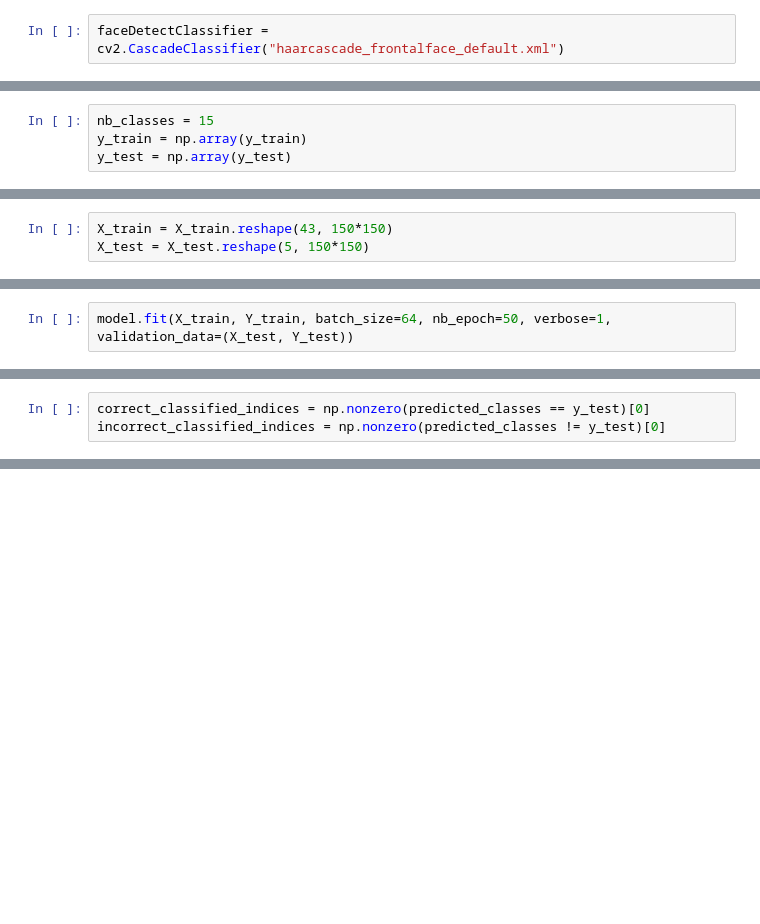
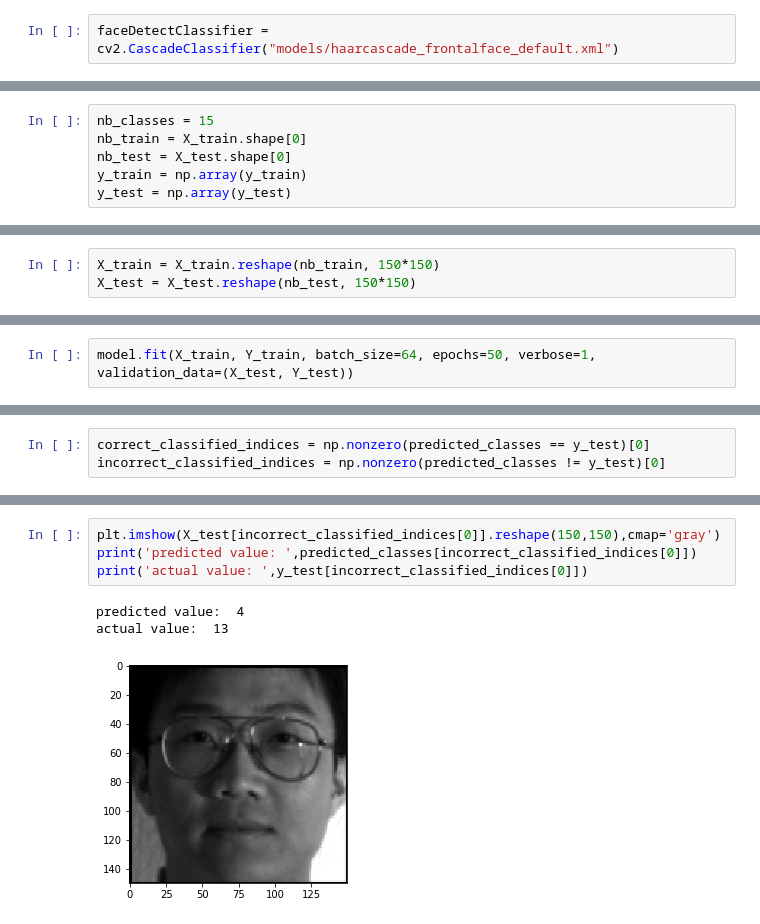
Before and after one commit to JakeBx/face_rec_DL_demo, a Jupyter notebook: small_scale.ipynb, the cells around one changed output, grey strips where cells are left out. Cells and saved outputs as stored; diff of their text form; blank space fills up the shorter version.

```diff
--- a/small_scale.ipynb
+++ b/small_scale.ipynb
@@ -37,7 +33,7 @@ for i in DatasetPath:
 # %% [markdown]
 #### Preprocessing: Face Detection using OpenCV and cropping the image to a size of 150 * 150
 # %%
-faceDetectClassifier = cv2.CascadeClassifier("haarcascade_frontalface_default.xml")
+faceDetectClassifier = cv2.CascadeClassifier("models/haarcascade_frontalface_default.xml")
 # %%
 imageDataFin = []
 for file_name in DatasetPath:
@@ -88,5 +78,7 @@ X_test.shape
 # %%
 nb_classes = 15
+nb_train = X_train.shape[0]
+nb_test = X_test.shape[0]
 y_train = np.array(y_train)
 y_test = np.array(y_test)
 # %%
@@ -95,8 +87,8 @@ Y_test = np_utils.to_categorical(y_test, nb_classes)
 # %% [markdown]
 #### Converting each 2d image into 1D vector
 # %%
-X_train = X_train.reshape(43, 150*150)
-X_test = X_test.reshape(5, 150*150)
+X_train = X_train.reshape(nb_train, 150*150)
+X_test = X_test.reshape(nb_test, 150*150)
 # %%
 X_train = X_train.astype('float32')
 X_test = X_test.astype('float32')
@@ -146,5 +138,5 @@ model.compile(loss='categorical_crossentropy', optimizer="adam", metrics=['accur
 # %% [markdown]
 #### Training
 # %%
-model.fit(X_train, Y_train, batch_size=64, nb_epoch=50, verbose=1, validation_data=(X_test, Y_test))
+model.fit(X_train, Y_train, batch_size=64, epochs=50, verbose=1, validation_data=(X_test, Y_test))
 # %% [output]
@@ -195,0 +188,8 @@ array([2, 3, 4])
+# %%
+plt.imshow(X_test[incorrect_classified_indices[0]].reshape(150,150),cmap='gray')
+print('predicted value: ',predicted_classes[incorrect_classified_indices[0]])
+print('actual value: ',y_test[incorrect_classified_indices[0]])
+# %% [output]
+predicted value:  4
+actual value:  13
+[figure, added]
```
Also changed, not shown: parts of 18 cells of this notebook, 1 other file.
